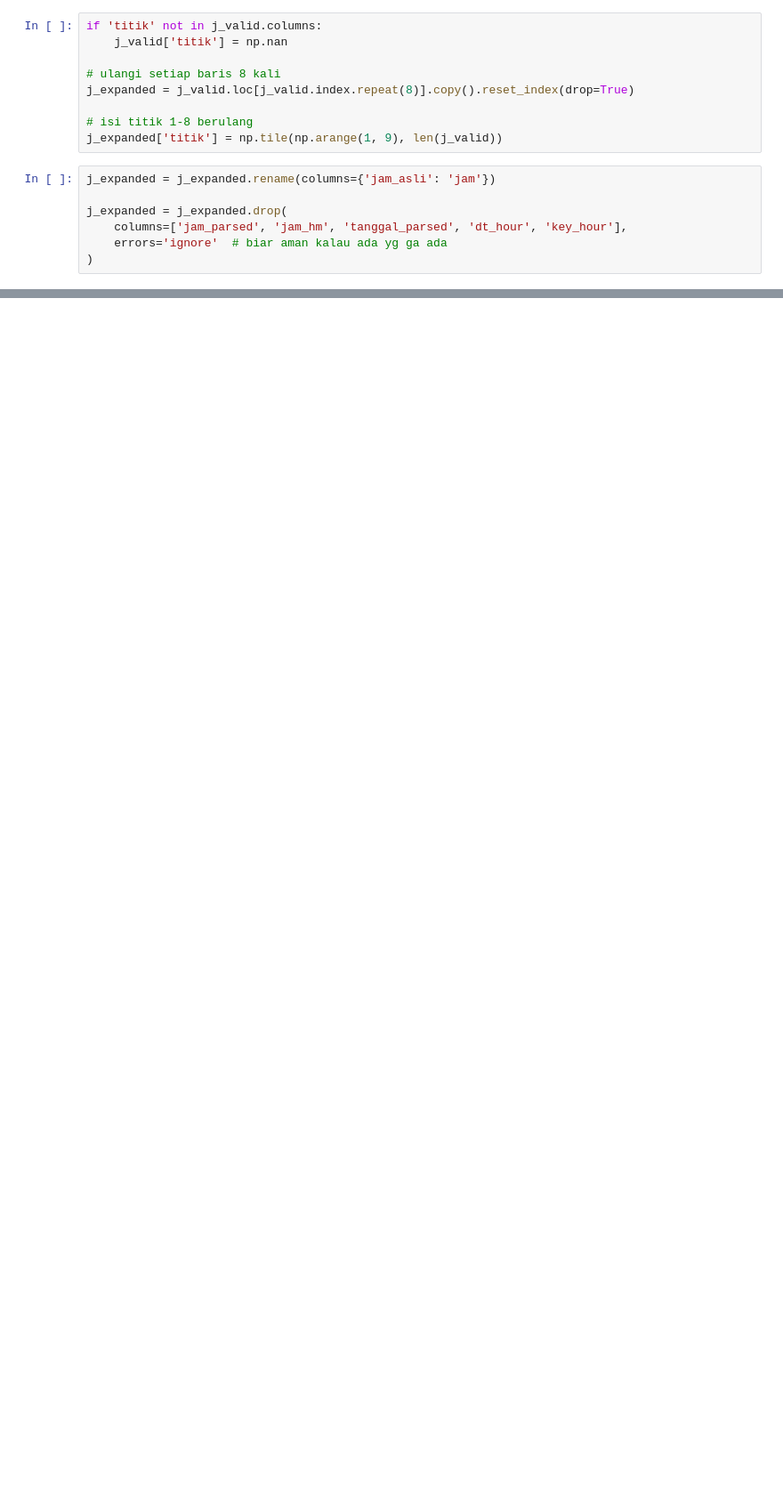
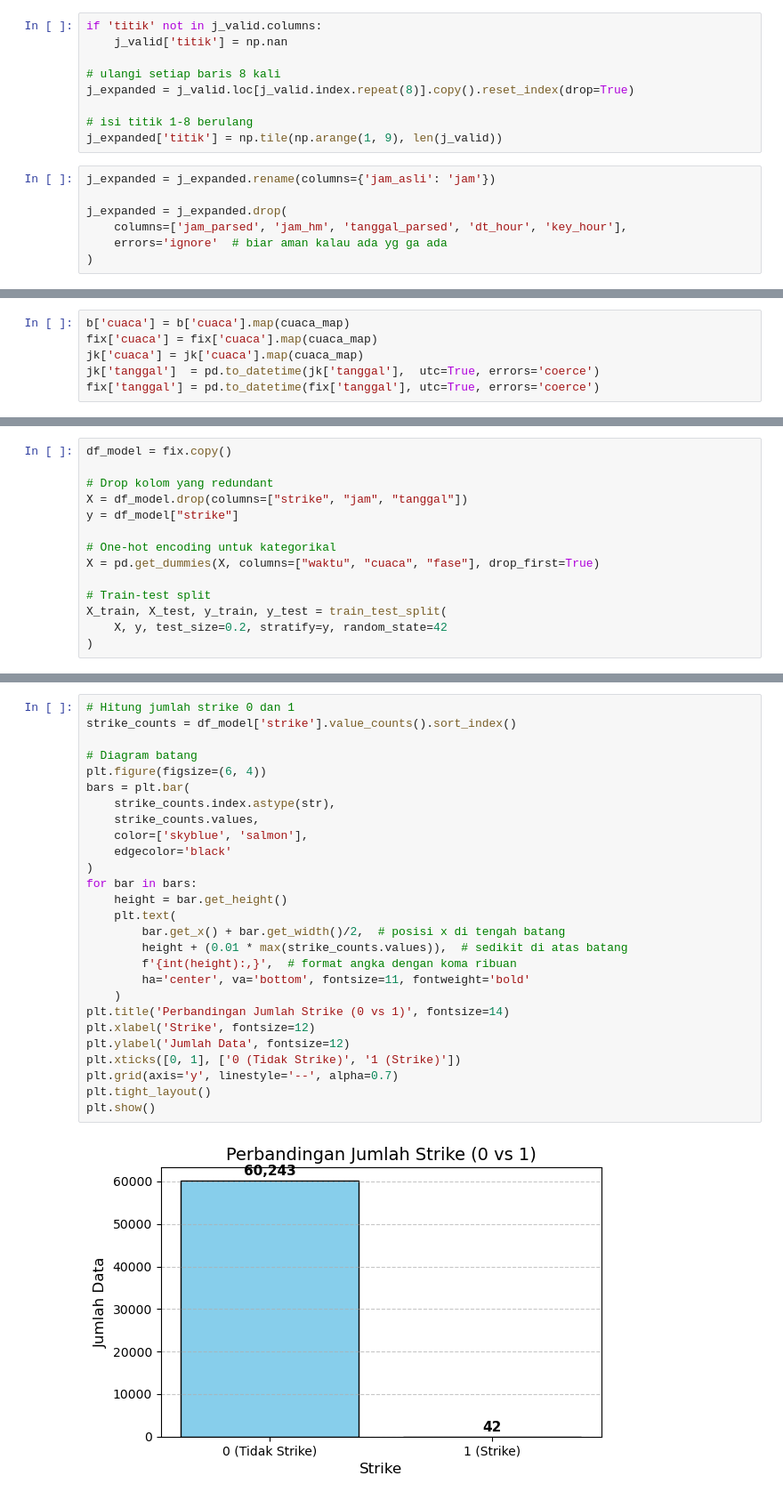
Before and after one commit to mahastuti/qwb521jf9900, a Jupyter notebook: src/scripts/modeling.ipynb, the cells around one changed output, grey strips where cells are left out. Shown at 89% size. Drawn from its saved outputs; the diff is of its cells as text; blank space fills up the shorter version.

```diff
--- a/src/scripts/modeling.ipynb
+++ b/src/scripts/modeling.ipynb
@@ -1140,0 +1351,6 @@ def interpolate_by_category(
+# %%
+b['cuaca'] = b['cuaca'].map(cuaca_map)
+fix['cuaca'] = fix['cuaca'].map(cuaca_map)
+jk['cuaca'] = jk['cuaca'].map(cuaca_map)
+jk['tanggal']  = pd.to_datetime(jk['tanggal'],  utc=True, errors='coerce')
+fix['tanggal'] = pd.to_datetime(fix['tanggal'], utc=True, errors='coerce')
@@ -1142,0 +1500,14 @@ def interpolate_by_category(
+# %%
+df_model = fix.copy()
+
+# Drop kolom yang redundant
+X = df_model.drop(columns=["strike", "jam", "tanggal"])
+y = df_model["strike"]
+
+# One-hot encoding untuk kategorikal
+X = pd.get_dummies(X, columns=["waktu", "cuaca", "fase"], drop_first=True)
+
+# Train-test split
+X_train, X_test, y_train, y_test = train_test_split(
+    X, y, test_size=0.2, stratify=y, random_state=42
+)
@@ -1142,0 +1533,29 @@ def interpolate_by_category(
+# %%
+# Hitung jumlah strike 0 dan 1
+strike_counts = df_model['strike'].value_counts().sort_index()
+
+# Diagram batang
+plt.figure(figsize=(6, 4))
+bars = plt.bar(
+    strike_counts.index.astype(str),
+    strike_counts.values,
+    color=['skyblue', 'salmon'],
+    edgecolor='black'
+)
+for bar in bars:
+    height = bar.get_height()
+    plt.text(
+        bar.get_x() + bar.get_width()/2,  # posisi x di tengah batang
+        height + (0.01 * max(strike_counts.values)),  # sedikit di atas batang
+        f'{int(height):,}',  # format angka dengan koma ribuan
+        ha='center', va='bottom', fontsize=11, fontweight='bold'
+    )
+plt.title('Perbandingan Jumlah Strike (0 vs 1)', fontsize=14)
+plt.xlabel('Strike', fontsize=12)
+plt.ylabel('Jumlah Data', fontsize=12)
+plt.xticks([0, 1], ['0 (Tidak Strike)', '1 (Strike)'])
+plt.grid(axis='y', linestyle='--', alpha=0.7)
+plt.tight_layout()
+plt.show()
+# %% [output]
+[figure, added]
```
Also changed, not shown: parts of 71 cells of this notebook, 15 other files.
